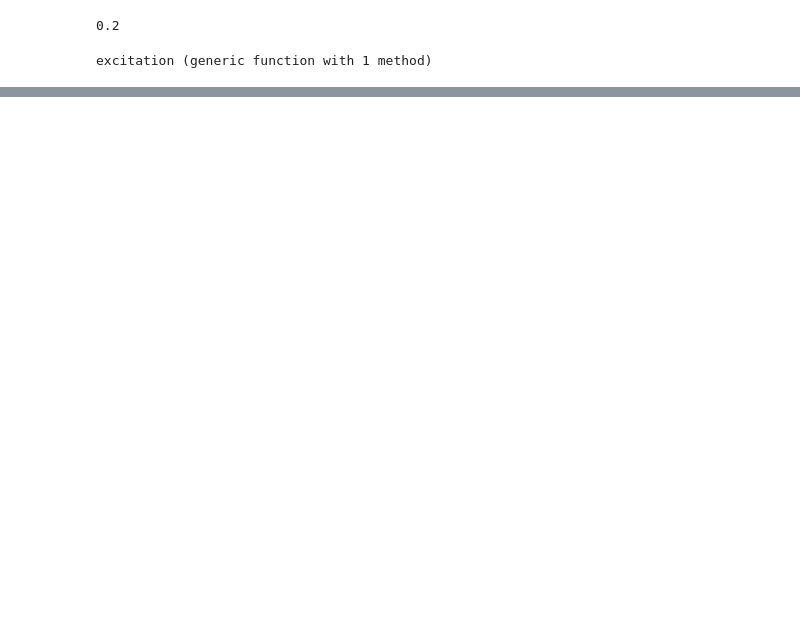
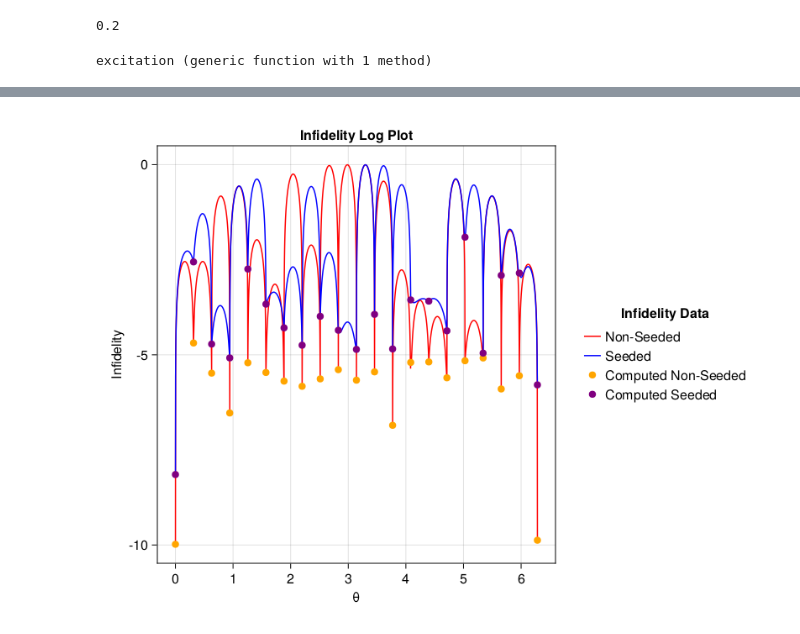
Before and after one commit to andgoldschmidt/interpolation-imsa, a Jupyter notebook: 07_Still_Bad.ipynb, the cells around one changed output, grey strips where cells are left out. Drawn from its saved outputs; the diff is of its cells as text; code cells hidden in the pictures; blank space fills up the shorter version.

```diff
--- a/07_Still_Bad.ipynb
+++ b/07_Still_Bad.ipynb
@@ -144,0 +277,30 @@ infidelities
+# %%
+new_DATA=[]
+for theta in range(0,2*pi,2501)
+    trajectory = copy(trajectories[1])
+    interp_linear = Interpolations.linear_interpolation( 0:pi/10:2*pi, [i.datavec for i in new_trajectories]);
+    interp_linear1 = Interpolations.linear_interpolation( 0:pi/10:2*pi, [i.data for i in new_trajectories]);
+    trajectory.data=interp_linear1(theta)
+    trajectory.datavec=interp_linear(theta)
+    target=excitation(theta)
+    states = map(iso_vec_to_operator, eachslice(trajectory[:Ũ⃗], dims=2))
+    rollout_states = unitary_rollout(trajectory, system; integrator=exp)
+    push!(new_DATA,(unitary_infidelity(rollout_states[:, end], operator_to_iso_vec(excitation(theta)))))
+end
+# %%
+
+f = Figure()
+ax = Axis(f[1, 1],
+    title = "Infidelity Log Plot",
+    xlabel = "θ",
+    ylabel = "Infidelity"
+)
+lines!(ax, range(0,2*pi,2501), log10.(convert(Array{Float64,1},DATA)), label  = "Non-Seeded",color = :red)
+lines!(ax, range(0,2*pi,2501), log10.(convert(Array{Float64,1},new_DATA)), label  = "Seeded",color = :blue)
+scatter!(ax, range(0,2*pi,21), log10.(convert(Array{Float64,1},infidelities)), label  = "Computed Non-Seeded",color = :orange)
+scatter!(ax, range(0,2*pi,21), log10.(convert(Array{Float64,1},new_infidelities)), label  = "Computed Seeded",color = :purple)
+
+f[1, 2] = Legend(f, ax, "Infidelity Data", framevisible = false)
+f
+# %% [output]
+[figure, added]
```
Also changed, not shown: parts of 7 cells of this notebook.
